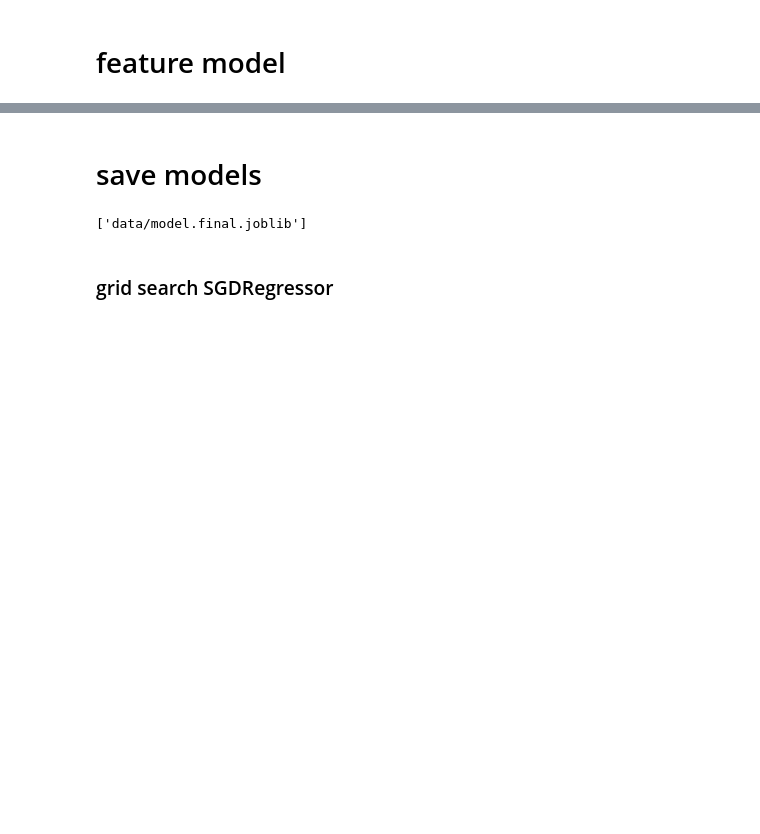
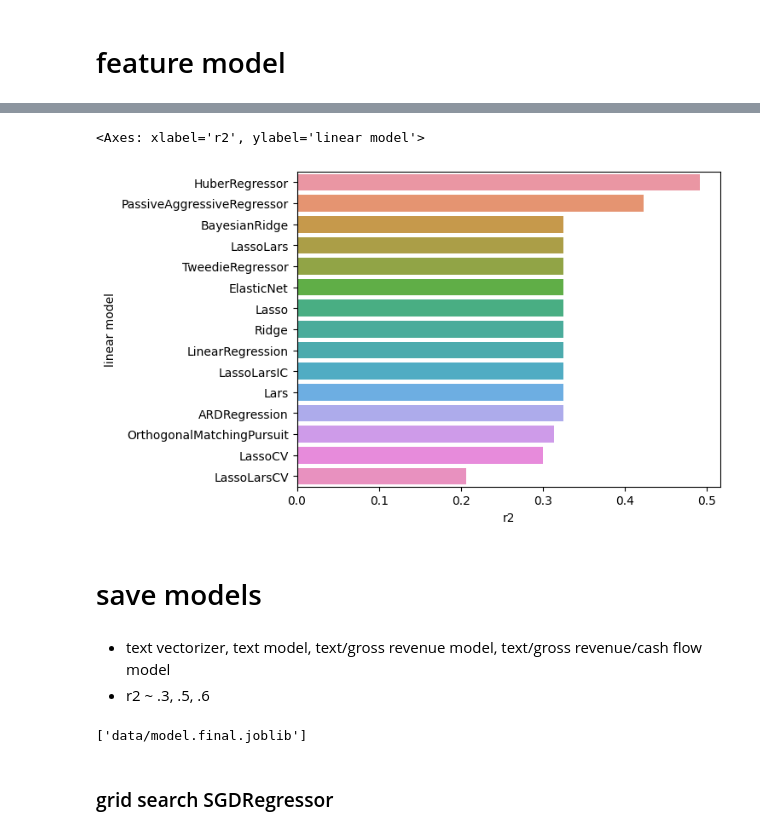
Before and after one commit to j-rig/ml-capstone, a Jupyter notebook: 20.5 8 Machine Learning (DL) 3.ipynb, the cells around one changed output, grey strips where cells are left out. Saved outputs shown, nothing was run; the diff lists cells and outputs as text; code cells hidden in the pictures; blank space fills up the shorter version.

```diff
--- a/20.5 8 Machine Learning (DL) 3.ipynb
+++ b/20.5 8 Machine Learning (DL) 3.ipynb
@@ -93,0 +247,12 @@ fr2
+# %%
+linear_models=['LinearRegression','Ridge','RidgeCV ',
+               'Lasso','LassoCV','LassoLarsCV',
+               'LassoLarsIC','ElasticNet','Lars','LassoLars',
+              'OrthogonalMatchingPursuit','BayesianRidge','ARDRegression','TweedieRegressor',
+               'SGDRegressor','PassiveAggressiveRegressor','RANSACRegressor',
+               'HuberRegressor']
+# %%
+lm_r2_scores={}
+# %%
+for m in linear_models:
+   lm_r2_scores[m]=test_model(m,Xft_train,yft_train, Xft_test, yft_test)
@@ -94,3 +277,17 @@ fr2
+# %%
+dfr=pd.DataFrame.from_dict(lm_r2_scores,'index')
+dfr['linear model']=dfr.index
+dfr['r2']=dfr[0]
+dfr=dfr[dfr.r2 > 0]
+dfr=dfr.sort_values('r2',ascending=False)
+# %%
+sns.barplot(dfr,x='r2', y='linear model',orient='h')
+# %% [output]
+<Axes: xlabel='r2', ylabel='linear model'>
+[figure, added]
 # %% [markdown]
 # save models
+# %% [markdown]
+* text vectorizer, text model, text/gross revenue model, text/gross revenue/cash flow model
+* r2 ~ .3, .5, .6
 # %%
```
Also changed, not shown: parts of 42 cells of this notebook, 8 other files.
